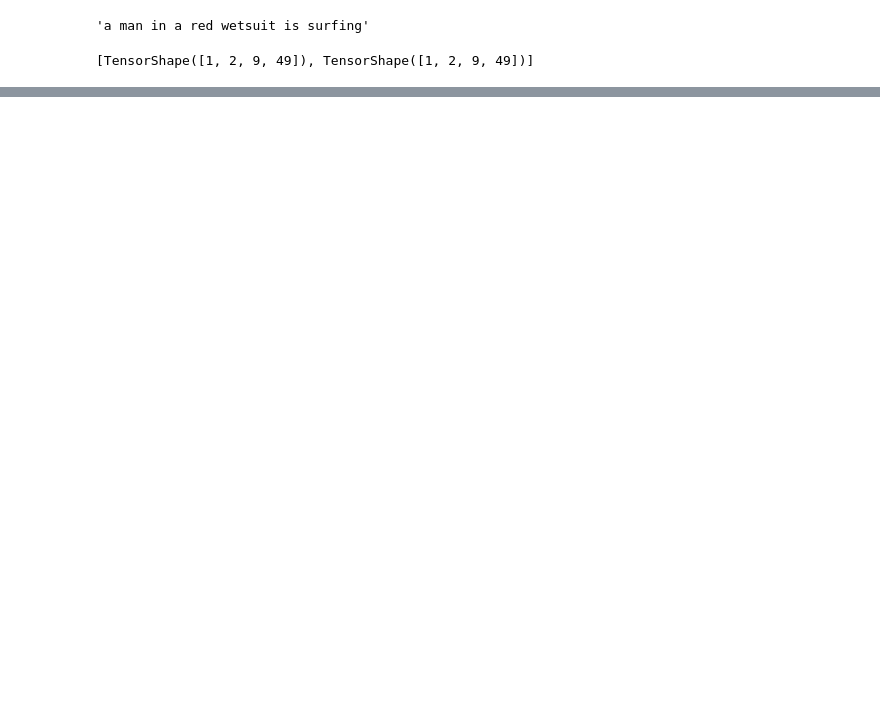
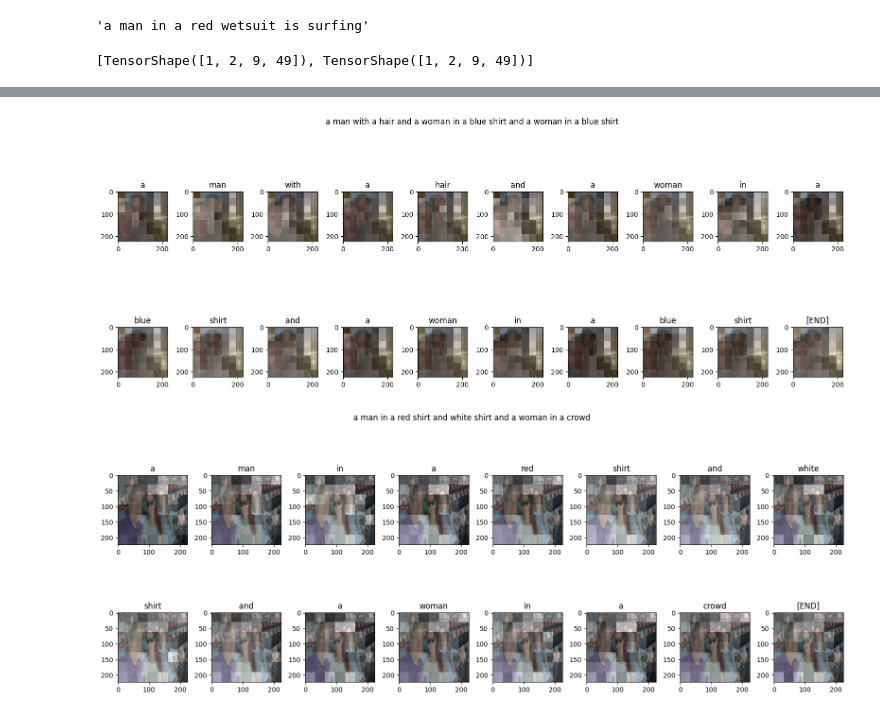
Before and after one commit to JPD-Research/translationWork, a Jupyter notebook: image-captioning.ipynb, the cells around one changed output, grey strips where cells are left out. Saved outputs shown, nothing was run; the diff lists cells and outputs as text; code cells hidden in the pictures; blank space fills up the shorter version.

```diff
--- a/image-captioning.ipynb
+++ b/image-captioning.ipynb
@@ -52,6 +52,7 @@ local_data_path = local_data_path_root+ "/data"
 local_vocab_path = local_data_path_root+ "/vocab/"
 local_model_path = local_data_path_root+ "/models/"
 local_data_cache_path = local_data_path+"/captioning/"
+local_data_random_image_path = local_data_cache_path+"/random_images/"
 
 # Directory where the checkpoints will be saved
 checkpoint_dir = local_data_path_root + '/training_checkpoints'
@@ -901,0 +894,9 @@ Downloading data from https://tensorflow.org/images/bedroom_hrnet_tutorial.jpg
+# %%
+image = load_image(local_data_random_image_path+'20191027_173645.jpg')
+run_and_show_attention(model, image)
+
+image = load_image(local_data_random_image_path+'20220513_163459.jpg')
+run_and_show_attention(model, image)
+# %% [output]
+[figure, added]
+[figure, added]
```
Also changed, not shown: parts of 13 cells of this notebook, 2 other files.
